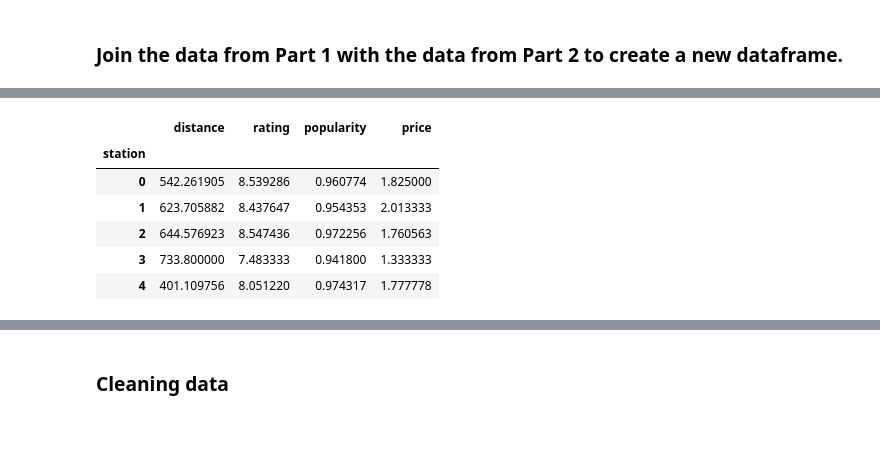
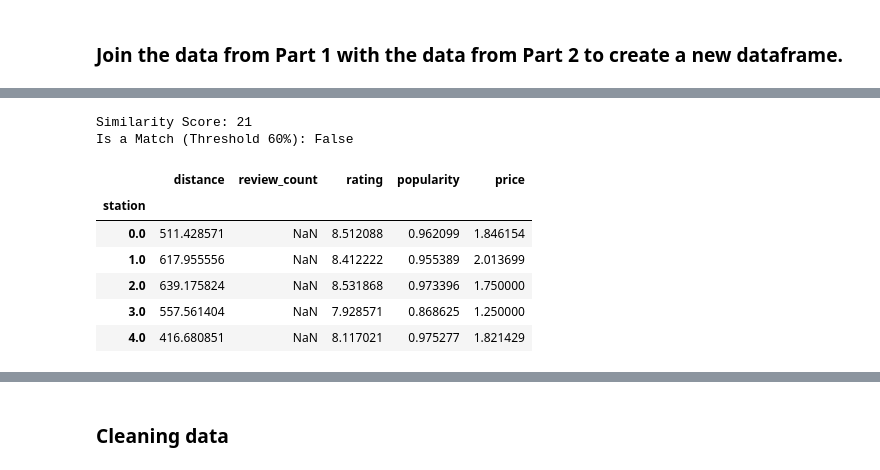
Before and after one commit to Christian-Leclerc/Python-Project-1, a Jupyter notebook: notebooks/joining_data.ipynb, the cells around one changed output, grey strips where cells are left out. Cells and saved outputs as stored; diff of their text form; code cells hidden in the pictures; blank space fills up the shorter version.

Commit message:
Update: version_v2_0109800
Attempt to correct file error

```diff
--- a/notebooks/joining_data.ipynb
+++ b/notebooks/joining_data.ipynb
@@ -43,0 +150,6 @@ fsq_pois.head()
+# %%
+# Rounding values
+combined_df['scaled_rating'] = combined_df['scaled_rating'].round(1)
+combined_df[['price', 'review_count']] = combined_df[['price', 'review_count']].round()
+print(combined_df.head(1))
+print(combined_df.tail(1))
@@ -43,0 +180,6 @@ fsq_pois.head()
+# %%
+# combine fsq_id, with id into 'api_number' column
+combined_df['api_number'] = combined_df['fsq_id'].combine_first(combined_df['id'])
+# Create the 'api_name' column using numpy.where()
+combined_df['api_name'] = np.where(combined_df['fsq_id'].notna(), 'FourSquare', 'Yelp')
+combined_df.head()
@@ -43,0 +218,9 @@ fsq_pois.head()
+# %%
+# Filter the DataFrame for unique combinations of fsq_id first:  where api_name is 'FourSquare'
+unique_fsq_df = combined_df[combined_df['api_name'] == 'FourSquare']['api_number'].drop_duplicates().reset_index().rename(columns={'index':'poi_id'})
+
+# Add a 'poi_id' column using the index
+unique_fsq_df['poi_id'] = unique_fsq_df.index
+
+combined_df = combined_df.merge(unique_fsq_df, on='api_number', how='left')
+combined_df.head()
@@ -43,0 +234,4 @@ fsq_pois.head()
+# %%
+# Correct column type
+combined_df['poi_id'] = combined_df['poi_id'].astype(int)
+combined_df.head()
@@ -43,0 +280,20 @@ fsq_pois.head()
+# %%
+# Define two strings for comparison
+string1 = "Manchu Wok - Le Galeries D'Anjou"
+string2 = "Capucine"
+
+# Calculate the similarity score between the two strings
+similarity_score = fuzz.token_sort_ratio(string1, string2)
+
+# Define a threshold for considering a match
+threshold = 60  # Adjust the threshold as needed
+
+# Check if the similarity score meets the threshold
+is_match = similarity_score >= threshold
+
+# Print the similarity score and match result
+print(f"Similarity Score: {similarity_score}")
+print(f"Is a Match (Threshold {threshold}%): {is_match}")
+# %% [output]
+Similarity Score: 21
+Is a Match (Threshold 60%): False
@@ -44,12 +303,12 @@ fsq_pois.head()
 # %%
 # Grouping the POI per stations with their chacteristics
-grouped_poi = fsq_pois[['station','distance', 'rating', 'popularity', 'price']].groupby('station').mean().sort_values('station')
-grouped_poi.head()
+grouped_df = combined_df[['station','distance', 'review_count', 'rating', 'popularity', 'price']].groupby('station').mean().sort_values('station')
+grouped_df.head()
 # %% [output]
-|  | distance | rating | popularity | price |
-| station |  |  |  |  |
-| 0 | 542.261905 | 8.539286 | 0.960774 | 1.825000 |
-| 1 | 623.705882 | 8.437647 | 0.954353 | 2.013333 |
-| 2 | 644.576923 | 8.547436 | 0.972256 | 1.760563 |
-| 3 | 733.800000 | 7.483333 | 0.941800 | 1.333333 |
-| 4 | 401.109756 | 8.051220 | 0.974317 | 1.777778 |
+|  | distance | review_count | rating | popularity | price |
+| station |  |  |  |  |  |
+| 0.0 | 511.428571 | NaN | 8.512088 | 0.962099 | 1.846154 |
+| 1.0 | 617.955556 | NaN | 8.412222 | 0.955389 | 2.013699 |
+| 2.0 | 639.175824 | NaN | 8.531868 | 0.973396 | 1.750000 |
+| 3.0 | 557.561404 | NaN | 7.928571 | 0.868625 | 1.250000 |
+| 4.0 | 416.680851 | NaN | 8.117021 | 0.975277 | 1.821429 |
```
Also changed, not shown: parts of 43 cells of this notebook.
